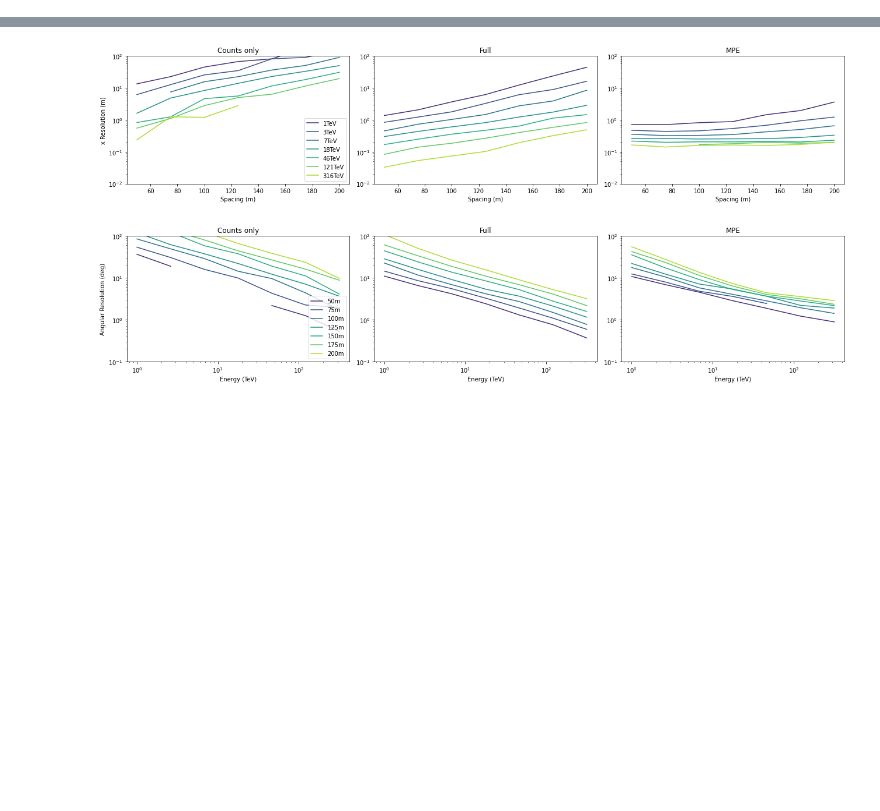
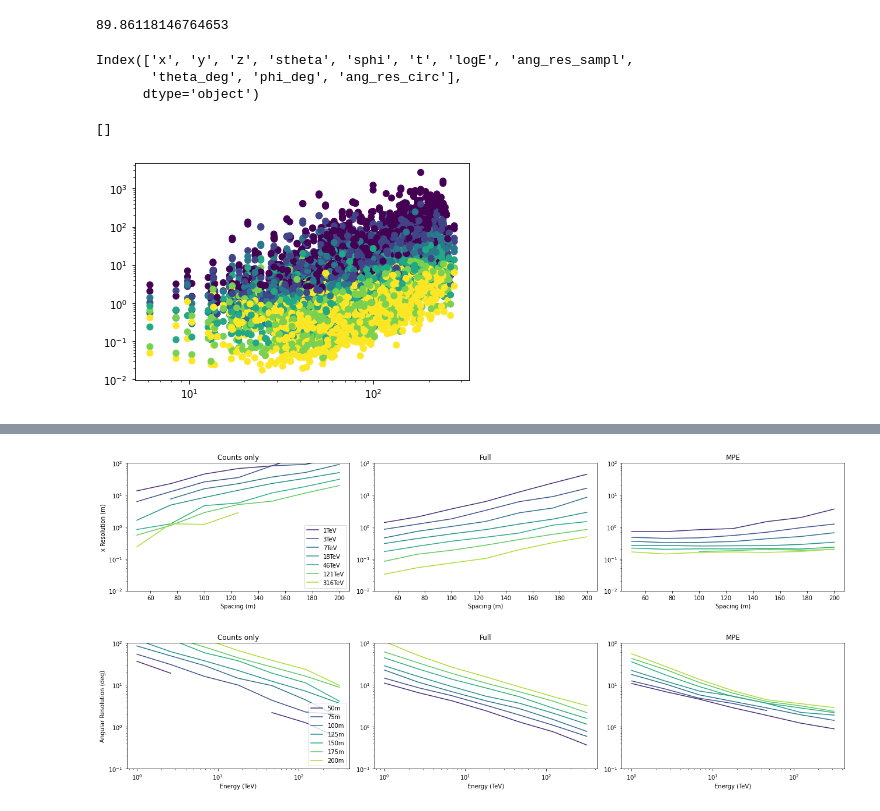
Before and after one commit to pone-software/olympus, a Jupyter notebook: plot_fisher_results.ipynb, the cells around one changed output, grey strips where cells are left out. Saved outputs shown, nothing was run; the diff lists cells and outputs as text; code cells hidden in the pictures; blank space fills up the shorter version.

```diff
--- a/plot_fisher_results.ipynb
+++ b/plot_fisher_results.ipynb
@@ -54,0 +217,41 @@ dfs = pd.concat(dfs)
+# %%
+dpsi = dpsi.ravel()
+np.degrees(np.mean(dpsi[(dpsi != 0) & np.isfinite(dpsi)]))
+# %% [output]
+89.86118146764653
+# %%
+varnames_casc_counts = ["x", "y", "z", "stheta", "sphi", "logE"]
+varnames_casc = ["x", "y", "z", "stheta", "sphi", "t", "logE"]
+varnames_double_casc = ["x", "y", "z", "stheta", "sphi", "t", "logE", "logE2", "logseparation"]
+varnames_double_casc_new = ["x", "y", "z", "stheta", "sphi", "t", "logE", "logE2", "x2", "y2", "z2"]
+
+data_map = {
+    "Full optimistic triang": ("data/combined_fisher_full.pickle", varnames_casc),
+    #"Counts only": "combined_fisher_counts_only.pickle",
+    "MPE optimistic triang": ("data/combined_fisher_tfirst.pickle", varnames_casc),
+    "MPE pessimistic cluster": ("data/combined_tfirst_pessimistic_cluster.pickle", varnames_casc),
+    "MPE pessimistic triang": ("data/combined_tfirst_pessimistic_triangle.pickle", varnames_casc),
+    "Full pessimistic cluster": ("data/combined_full_pessimistic_cluster.pickle", varnames_casc),
+    "Full pessimistic triang": ("data/combined_full_pessimistic_triangle.pickle", varnames_casc),
+    #"Full pessimistic cluster": ("combined_full_pessimistic_double_casc_cluster.pickle", varnames_double_casc),
+    #"MPE pessimistic cluster": ("combined_tfirst_pessimistic_double_casc_cluster.pickle", varnames_double_casc),
+    #"Full pessimistic cluster new": ("combined_full_pessimistic_double_casc_new_cluster.pickle", varnames_double_casc_new),
+    #"MPE peimistic cluster new": ("combined_tfirst_pessimistic_double_casc_new_cluster.pickle", varnames_double_casc_new),
+}
+
+
+dfs = {}
+dfs_full = {}
+for key, (fname, varnames) in data_map.items():
+    df, df_full = read_data(fname, varnames)
+    dfs[key] = df
+    dfs_full[key] = df_full
+
+dfs = pd.concat(dfs)
+dfs_full = pd.concat(dfs_full, names=["simmode"])
+# %%
+dfs.columns
+# %% [output]
+Index(['x', 'y', 'z', 'stheta', 'sphi', 't', 'logE', 'ang_res_sampl',
+       'theta_deg', 'phi_deg', 'ang_res_circ'],
+      dtype='object')
@@ -54,0 +260,13 @@ dfs = pd.concat(dfs)
+# %%
+df_full_rs = dfs_full.loc[dfs_full["contained"]].reset_index()
+df_full_rs["total_energy"] = df_full_rs["energy"] + df_full_rs["energy2"]
+df_full_rs["total_energy"] = np.round(df_full_rs["total_energy"], decimals=4)
+df_full_rs["inelasticity"] = df_full_rs["energy"] / df_full_rs["total_energy"]
+df_full_rs["total_energy"].unique()
+df_full_rs = calc_separation_uncert(df_full_rs)
+# %%
+plt.scatter(df_full_rs["rho"], df_full_rs["sep_uncert"], c=np.log10(df_full_rs["total_energy"]))
+plt.loglog()
+# %% [output]
+[]
+[figure, added]
```
Also changed, not shown: parts of 47 cells of this notebook, 1 other file.
